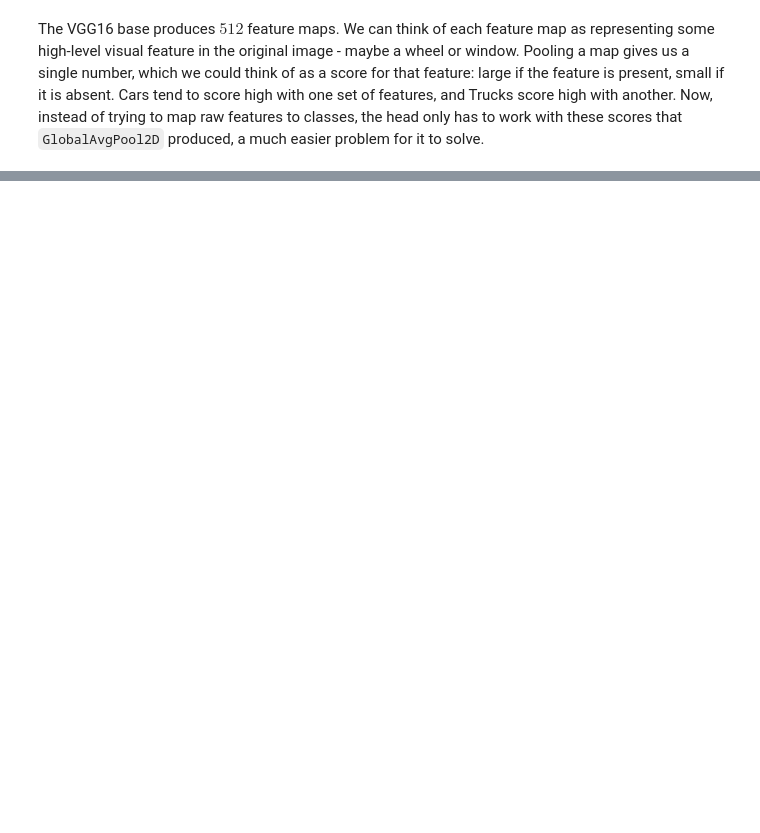
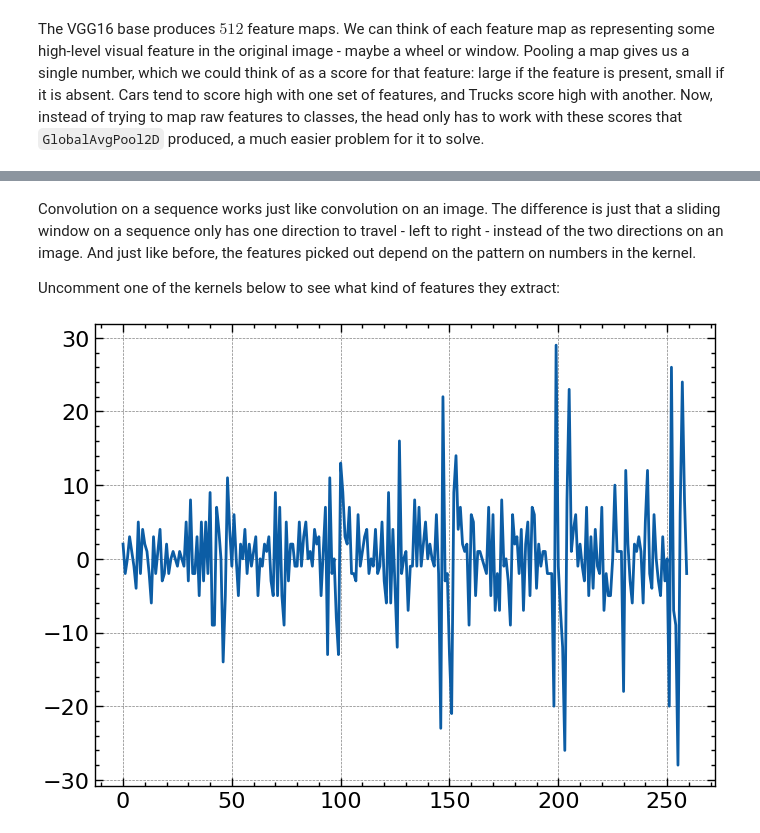
Before and after one commit to seanie5011/KaggleLearn, a Jupyter notebook: CompVision.ipynb, the cells around one changed output, grey strips where cells are left out. Cells and saved outputs as stored; diff of their text form; code cells hidden in the pictures; blank space fills up the shorter version.

Commit message:
Sliding windows

```diff
--- a/CompVision.ipynb
+++ b/CompVision.ipynb
@@ -694,0 +865,35 @@ The VGG16 base produces $512$ feature maps. We can think of each feature map as
+# %%
+detrend = tf.constant([-1, 1], dtype=tf.float32)
+
+average = tf.constant([0.2, 0.2, 0.2, 0.2, 0.2], dtype=tf.float32)
+
+spencer = tf.constant([-3, -6, -5, 3, 21, 46, 67, 74, 67, 46, 32, 3, -5, -6, -3], dtype=tf.float32) / 320
+# %% [markdown]
+Convolution on a sequence works just like convolution on an image. The difference is just that a sliding window on a sequence only has one direction to travel - left to right - instead of the two directions on an image. And just like before, the features picked out depend on the pattern on numbers in the kernel.
+
+Uncomment one of the kernels below to see what kind of features they extract:
+# %%
+# UNCOMMENT ONE
+kernel = detrend
+# kernel = average
+# kernel = spencer
+
+# Reformat for TensorFlow
+ts_data = machinelearning.to_numpy()
+ts_data = tf.expand_dims(ts_data, axis=0)
+ts_data = tf.cast(ts_data, dtype=tf.float32)
+kern = tf.reshape(kernel, shape=(*kernel.shape, 1, 1))
+
+ts_filter = tf.nn.conv1d(
+    input=ts_data,
+    filters=kern,
+    stride=1,
+    padding='VALID',
+)
+
+# Format as Pandas Series
+machinelearning_filtered = pd.Series(tf.squeeze(ts_filter).numpy())
+
+machinelearning_filtered.plot();
+# %% [output]
+[figure, added]
```
Also changed, not shown: parts of 32 cells of this notebook, 7 other files.
